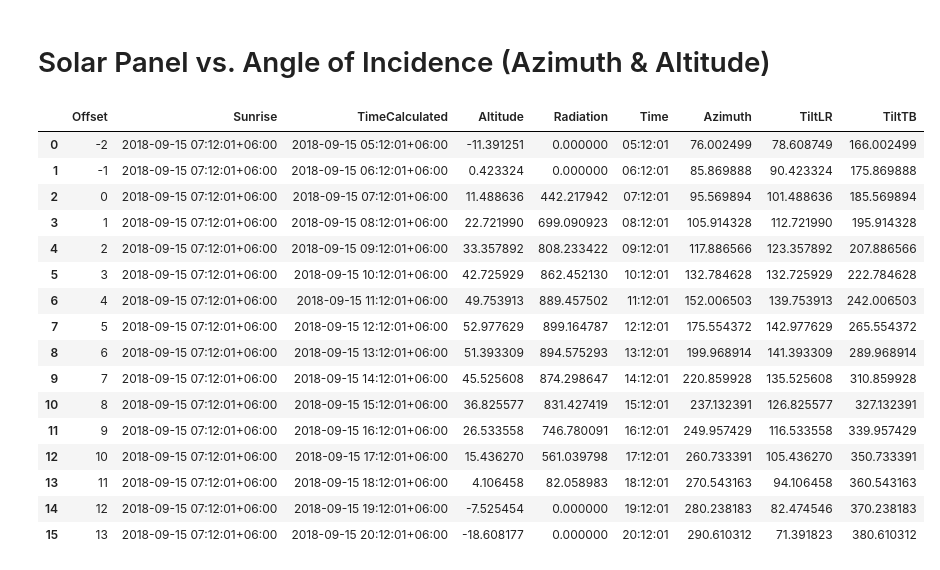
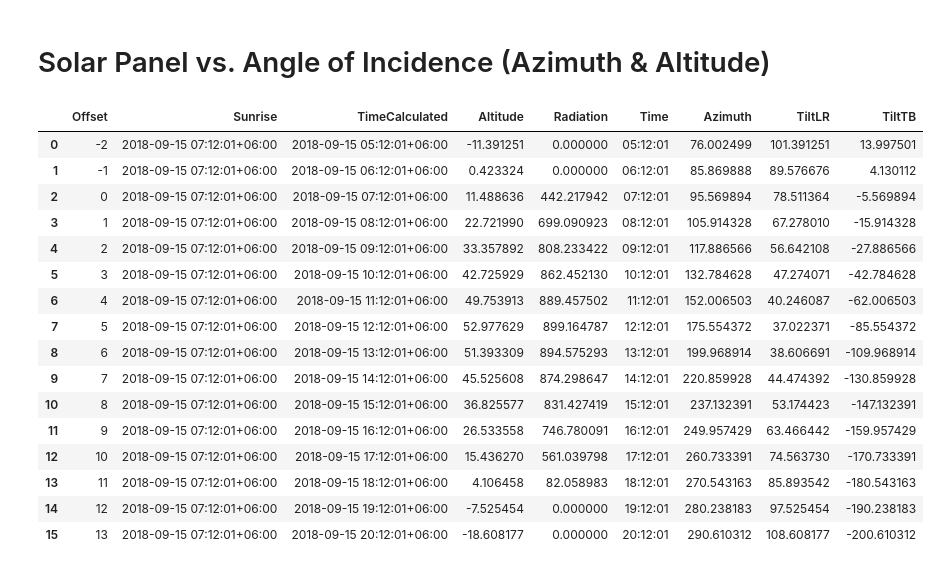
Before and after one commit to JIVJGFJZKF/get_measures_shadow, a Jupyter notebook: getShady.ipynb, the cells around one changed output. Drawn from its saved outputs; the diff is of its cells as text; code cells hidden in the pictures.

Commit message:
Added solar panel tilt angles.

```diff
--- a/getShady.ipynb
+++ b/getShady.ipynb
@@ -218,24 +218,24 @@ dfSunMeasures.plot.scatter(x='Offset',y='Radiation',c='Red',style='.',figsize=(1
 # Solar Panel vs. Angle of Incidence (Azimuth & Altitude)
 # %%
 dfSunMeasures['Azimuth'] = dfSunMeasures['TimeCalculated'].apply(lambda x: get_azimuth(locLat,locLon,x))
-dfSunMeasures['TiltLR'] = dfSunMeasures['Altitude']+90
-dfSunMeasures['TiltTB'] = dfSunMeasures['Azimuth']+90
+dfSunMeasures['TiltLR'] = 90-dfSunMeasures['Altitude']
+dfSunMeasures['TiltTB'] = 90-dfSunMeasures['Azimuth']
 dfSunMeasures
 # %% [output]
 |  | Offset | Sunrise | TimeCalculated | Altitude | Radiation | Time | Azimuth | TiltLR | TiltTB |
-| 0 | -2 | 2018-09-15 07:12:01+06:00 | 2018-09-15 05:12:01+06:00 | -11.391251 | 0.000000 | 05:12:01 | 76.002499 | 78.608749 | 166.002499 |
-| 1 | -1 | 2018-09-15 07:12:01+06:00 | 2018-09-15 06:12:01+06:00 | 0.423324 | 0.000000 | 06:12:01 | 85.869888 | 90.423324 | 175.869888 |
-| 2 | 0 | 2018-09-15 07:12:01+06:00 | 2018-09-15 07:12:01+06:00 | 11.488636 | 442.217942 | 07:12:01 | 95.569894 | 101.488636 | 185.569894 |
-| 3 | 1 | 2018-09-15 07:12:01+06:00 | 2018-09-15 08:12:01+06:00 | 22.721990 | 699.090923 | 08:12:01 | 105.914328 | 112.721990 | 195.914328 |
-| 4 | 2 | 2018-09-15 07:12:01+06:00 | 2018-09-15 09:12:01+06:00 | 33.357892 | 808.233422 | 09:12:01 | 117.886566 | 123.357892 | 207.886566 |
-| 5 | 3 | 2018-09-15 07:12:01+06:00 | 2018-09-15 10:12:01+06:00 | 42.725929 | 862.452130 | 10:12:01 | 132.784628 | 132.725929 | 222.784628 |
-| 6 | 4 | 2018-09-15 07:12:01+06:00 | 2018-09-15 11:12:01+06:00 | 49.753913 | 889.457502 | 11:12:01 | 152.006503 | 139.753913 | 242.006503 |
-| 7 | 5 | 2018-09-15 07:12:01+06:00 | 2018-09-15 12:12:01+06:00 | 52.977629 | 899.164787 | 12:12:01 | 175.554372 | 142.977629 | 265.554372 |
-| 8 | 6 | 2018-09-15 07:12:01+06:00 | 2018-09-15 13:12:01+06:00 | 51.393309 | 894.575293 | 13:12:01 | 199.968914 | 141.393309 | 289.968914 |
-| 9 | 7 | 2018-09-15 07:12:01+06:00 | 2018-09-15 14:12:01+06:00 | 45.525608 | 874.298647 | 14:12:01 | 220.859928 | 135.525608 | 310.859928 |
-| 10 | 8 | 2018-09-15 07:12:01+06:00 | 2018-09-15 15:12:01+06:00 | 36.825577 | 831.427419 | 15:12:01 | 237.132391 | 126.825577 | 327.132391 |
-| 11 | 9 | 2018-09-15 07:12:01+06:00 | 2018-09-15 16:12:01+06:00 | 26.533558 | 746.780091 | 16:12:01 | 249.957429 | 116.533558 | 339.957429 |
-| 12 | 10 | 2018-09-15 07:12:01+06:00 | 2018-09-15 17:12:01+06:00 | 15.436270 | 561.039798 | 17:12:01 | 260.733391 | 105.436270 | 350.733391 |
-| 13 | 11 | 2018-09-15 07:12:01+06:00 | 2018-09-15 18:12:01+06:00 | 4.106458 | 82.058983 | 18:12:01 | 270.543163 | 94.106458 | 360.543163 |
-| 14 | 12 | 2018-09-15 07:12:01+06:00 | 2018-09-15 19:12:01+06:00 | -7.525454 | 0.000000 | 19:12:01 | 280.238183 | 82.474546 | 370.238183 |
-| 15 | 13 | 2018-09-15 07:12:01+06:00 | 2018-09-15 20:12:01+06:00 | -18.608177 | 0.000000 | 20:12:01 | 290.610312 | 71.391823 | 380.610312 |
+| 0 | -2 | 2018-09-15 07:12:01+06:00 | 2018-09-15 05:12:01+06:00 | -11.391251 | 0.000000 | 05:12:01 | 76.002499 | 101.391251 | 13.997501 |
+| 1 | -1 | 2018-09-15 07:12:01+06:00 | 2018-09-15 06:12:01+06:00 | 0.423324 | 0.000000 | 06:12:01 | 85.869888 | 89.576676 | 4.130112 |
+| 2 | 0 | 2018-09-15 07:12:01+06:00 | 2018-09-15 07:12:01+06:00 | 11.488636 | 442.217942 | 07:12:01 | 95.569894 | 78.511364 | -5.569894 |
+| 3 | 1 | 2018-09-15 07:12:01+06:00 | 2018-09-15 08:12:01+06:00 | 22.721990 | 699.090923 | 08:12:01 | 105.914328 | 67.278010 | -15.914328 |
+| 4 | 2 | 2018-09-15 07:12:01+06:00 | 2018-09-15 09:12:01+06:00 | 33.357892 | 808.233422 | 09:12:01 | 117.886566 | 56.642108 | -27.886566 |
+| 5 | 3 | 2018-09-15 07:12:01+06:00 | 2018-09-15 10:12:01+06:00 | 42.725929 | 862.452130 | 10:12:01 | 132.784628 | 47.274071 | -42.784628 |
+| 6 | 4 | 2018-09-15 07:12:01+06:00 | 2018-09-15 11:12:01+06:00 | 49.753913 | 889.457502 | 11:12:01 | 152.006503 | 40.246087 | -62.006503 |
+| 7 | 5 | 2018-09-15 07:12:01+06:00 | 2018-09-15 12:12:01+06:00 | 52.977629 | 899.164787 | 12:12:01 | 175.554372 | 37.022371 | -85.554372 |
+| 8 | 6 | 2018-09-15 07:12:01+06:00 | 2018-09-15 13:12:01+06:00 | 51.393309 | 894.575293 | 13:12:01 | 199.968914 | 38.606691 | -109.968914 |
+| 9 | 7 | 2018-09-15 07:12:01+06:00 | 2018-09-15 14:12:01+06:00 | 45.525608 | 874.298647 | 14:12:01 | 220.859928 | 44.474392 | -130.859928 |
+| 10 | 8 | 2018-09-15 07:12:01+06:00 | 2018-09-15 15:12:01+06:00 | 36.825577 | 831.427419 | 15:12:01 | 237.132391 | 53.174423 | -147.132391 |
+| 11 | 9 | 2018-09-15 07:12:01+06:00 | 2018-09-15 16:12:01+06:00 | 26.533558 | 746.780091 | 16:12:01 | 249.957429 | 63.466442 | -159.957429 |
+| 12 | 10 | 2018-09-15 07:12:01+06:00 | 2018-09-15 17:12:01+06:00 | 15.436270 | 561.039798 | 17:12:01 | 260.733391 | 74.563730 | -170.733391 |
+| 13 | 11 | 2018-09-15 07:12:01+06:00 | 2018-09-15 18:12:01+06:00 | 4.106458 | 82.058983 | 18:12:01 | 270.543163 | 85.893542 | -180.543163 |
+| 14 | 12 | 2018-09-15 07:12:01+06:00 | 2018-09-15 19:12:01+06:00 | -7.525454 | 0.000000 | 19:12:01 | 280.238183 | 97.525454 | -190.238183 |
+| 15 | 13 | 2018-09-15 07:12:01+06:00 | 2018-09-15 20:12:01+06:00 | -18.608177 | 0.000000 | 20:12:01 | 290.610312 | 108.608177 | -200.610312 |
```
Also changed, not shown: parts of 2 cells of this notebook.
